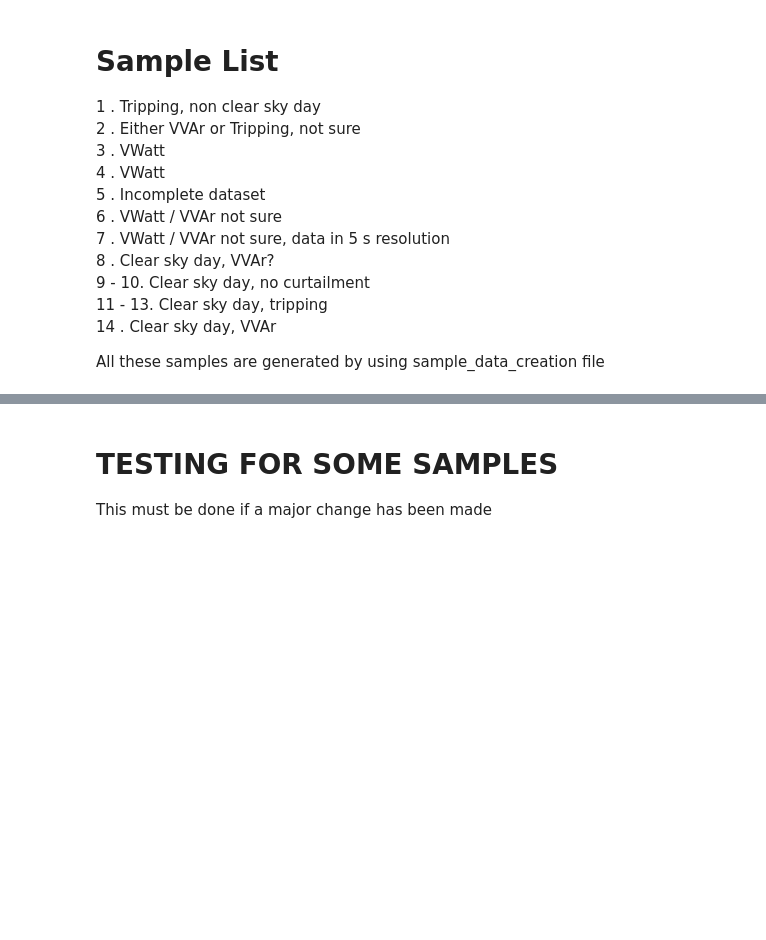
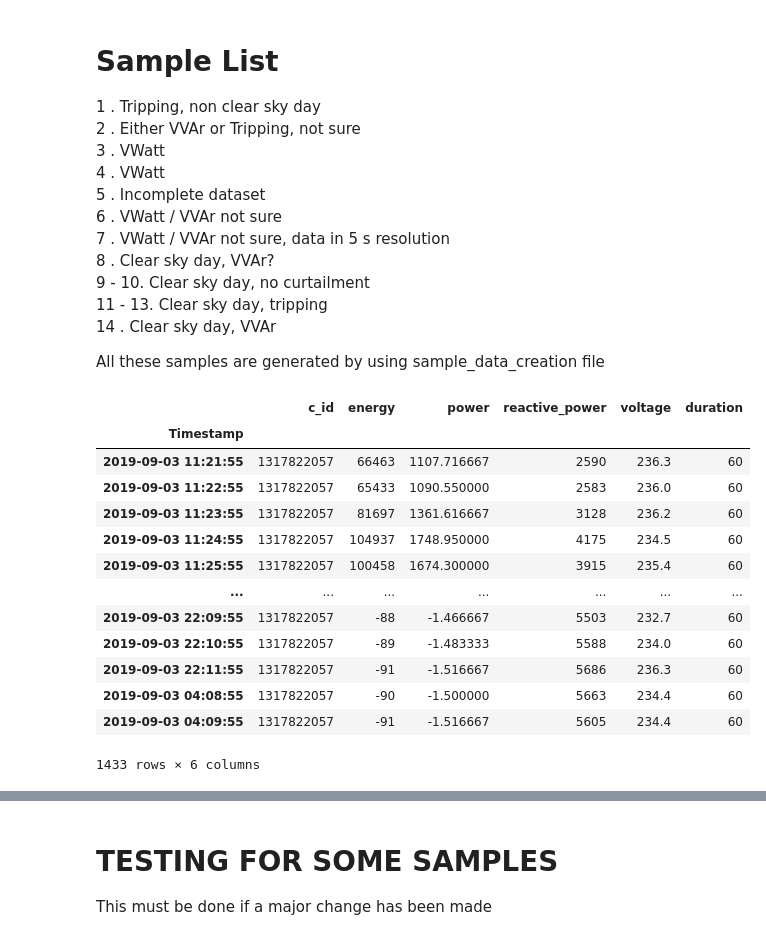
Before and after one commit to mssamhan31/Solar-Curtailment, a Jupyter notebook: src/SolA Curtailment Daily Analysis.ipynb, the cells around one changed output, grey strips where cells are left out. Saved outputs shown, nothing was run; the diff lists cells and outputs as text; code cells hidden in the pictures; blank space fills up the shorter version.

```diff
--- a/src/SolA Curtailment Daily Analysis.ipynb
+++ b/src/SolA Curtailment Daily Analysis.ipynb
@@ -3127,6 +3143,23 @@ def display_power_voltage(data_site):
 14 . Clear sky day, VVAr<br>
 
 All these samples are generated by using sample_data_creation file
+# %%
+data
+# %% [output]
+|  | c_id | energy | power | reactive_power | voltage | duration |
+| Timestamp |  |  |  |  |  |  |
+| 2019-09-03 11:21:55 | 1317822057 | 66463 | 1107.716667 | 2590 | 236.3 | 60 |
+| 2019-09-03 11:22:55 | 1317822057 | 65433 | 1090.550000 | 2583 | 236.0 | 60 |
+| 2019-09-03 11:23:55 | 1317822057 | 81697 | 1361.616667 | 3128 | 236.2 | 60 |
+| 2019-09-03 11:24:55 | 1317822057 | 104937 | 1748.950000 | 4175 | 234.5 | 60 |
+| 2019-09-03 11:25:55 | 1317822057 | 100458 | 1674.300000 | 3915 | 235.4 | 60 |
+| ... | ... | ... | ... | ... | ... | ... |
+| 2019-09-03 22:09:55 | 1317822057 | -88 | -1.466667 | 5503 | 232.7 | 60 |
+| 2019-09-03 22:10:55 | 1317822057 | -89 | -1.483333 | 5588 | 234.0 | 60 |
+| 2019-09-03 22:11:55 | 1317822057 | -91 | -1.516667 | 5686 | 236.3 | 60 |
+| 2019-09-03 04:08:55 | 1317822057 | -90 | -1.500000 | 5663 | 234.4 | 60 |
+| 2019-09-03 04:09:55 | 1317822057 | -91 | -1.516667 | 5605 | 234.4 | 60 |
+1433 rows × 6 columns
 # %%
 #file_path = r"/Users/samhan/Downloads/data" #this is for running in Samhan's laptop
 file_path = r"C:\Users\samha\Documents\CANVAS\data" #for running in TETB CEEM09 computer
```
Also changed, not shown: parts of 5 cells of this notebook, 6 other files.
